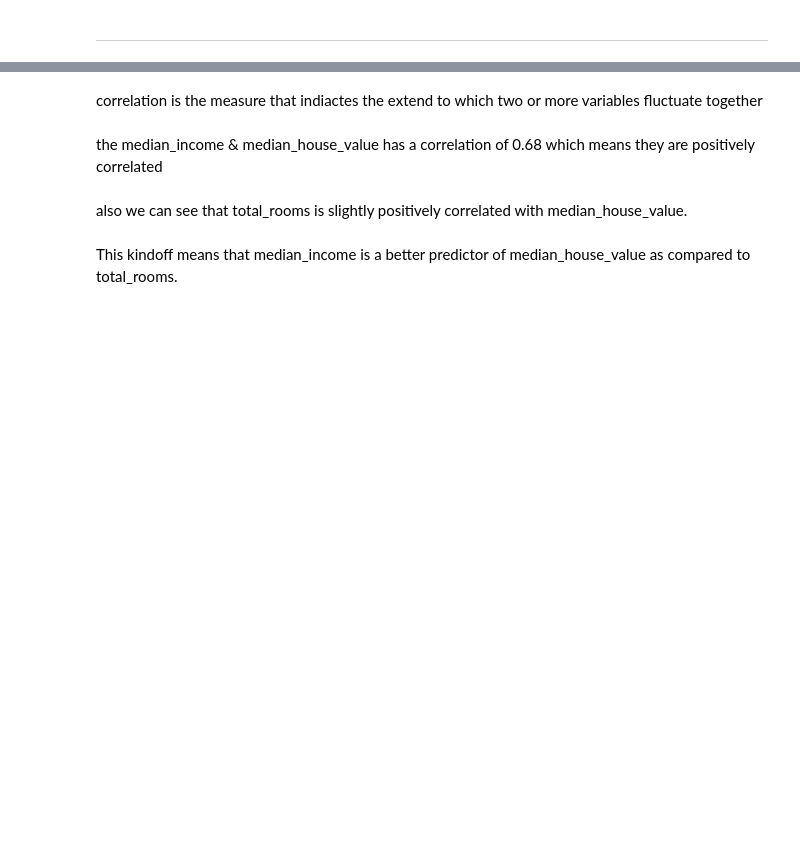
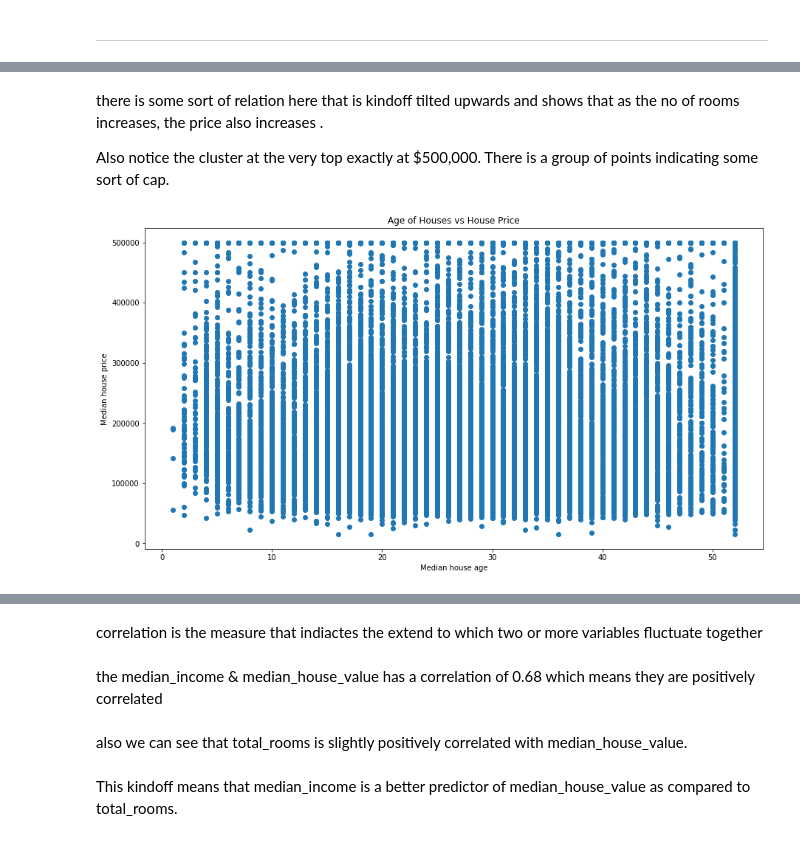
Before and after one commit to anandhu-bhaskar/MYLEARNING-2, a Jupyter notebook: MACHINE_LEARNING/SCIKIT-LEARN/COURSE - 01/notebooks/02-HousingCalifornia.ipynb, the cells around one changed output, grey strips where cells are left out. Cells and saved outputs as stored; diff of their text form; code cells hidden in the pictures; blank space fills up the shorter version.

```diff
--- a/MACHINE_LEARNING/SCIKIT-LEARN/COURSE - 01/notebooks/02-HousingCalifornia.ipynb
+++ b/MACHINE_LEARNING/SCIKIT-LEARN/COURSE - 01/notebooks/02-HousingCalifornia.ipynb
@@ -100,0 +161,17 @@ To view the correlation on the features we can use corr() method
+# %% [markdown]
+there is some sort of relation here that is kindoff tilted upwards and shows that as the no of rooms increases, the price also increases .
+
+Also notice the cluster at the very top exactly at $500,000. There is a group of points indicating some sort of cap.
+# %%
+fig, ax = plt.subplots(figsize = (15,8))
+
+plt.scatter(calif_hsng_df['housing_median_age'],calif_hsng_df['median_house_value'])
+
+plt.xlabel("Median house age")
+plt.ylabel("Median house price")
+
+plt.title("Age of Houses vs House Price")
+
+plt.show()
+# %% [output]
+[figure, added]
```
Also changed, not shown: parts of 95 cells of this notebook.
